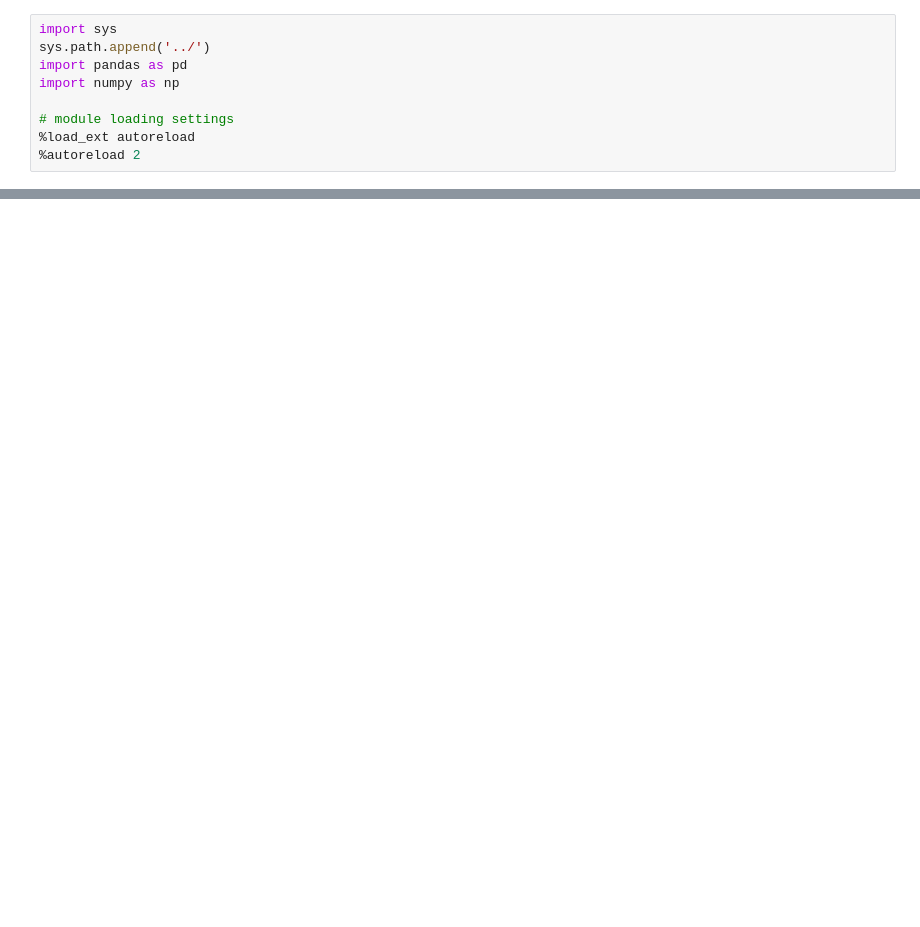
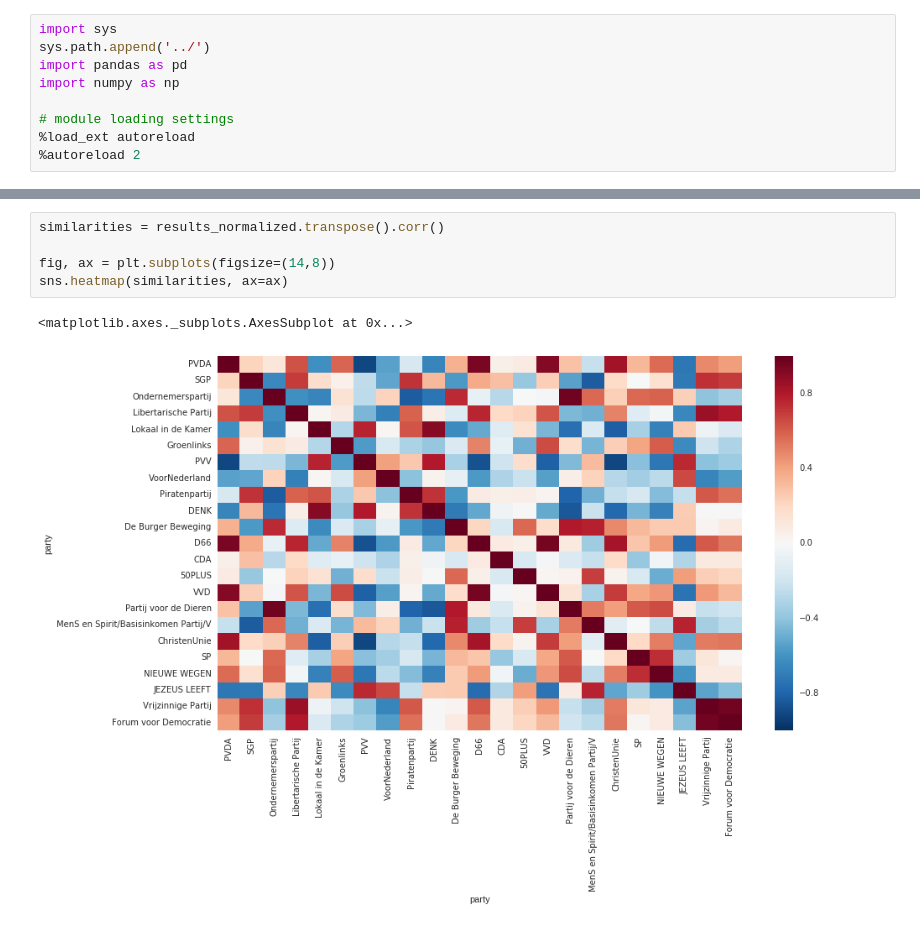
Before and after one commit to bbroeksema/verkiezingen-2017, a Jupyter notebook: notebooks/1.0-arb-topic-extraction.ipynb, the cells around one changed output, grey strips where cells are left out. Saved outputs shown, nothing was run; the diff lists cells and outputs as text; blank space fills up the shorter version.

```diff
--- a/notebooks/1.0-arb-topic-extraction.ipynb
+++ b/notebooks/1.0-arb-topic-extraction.ipynb
@@ -114,0 +155,8 @@ plot_word_cloud(words, components)
+# %%
+similarities = results_normalized.transpose().corr()
+
+fig, ax = plt.subplots(figsize=(14,8))
+sns.heatmap(similarities, ax=ax)
+# %% [output]
+<matplotlib.axes._subplots.AxesSubplot at 0x...>
+[figure, added]
```
Also changed, not shown: parts of 10 cells of this notebook.
